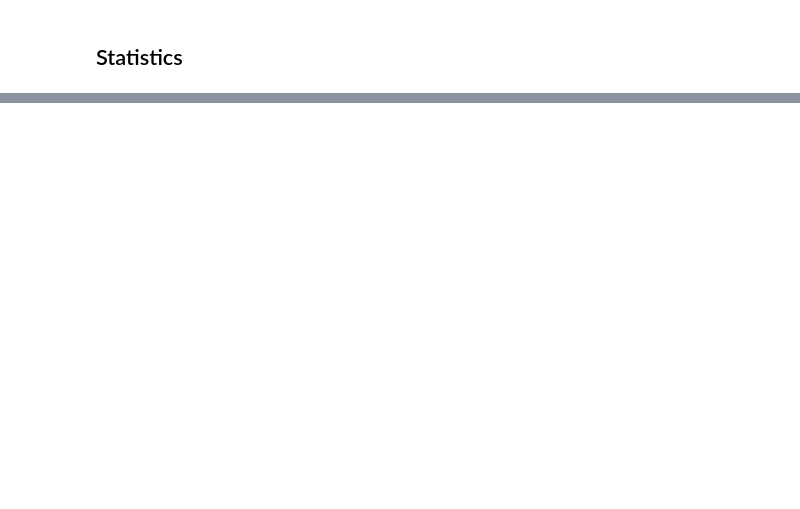
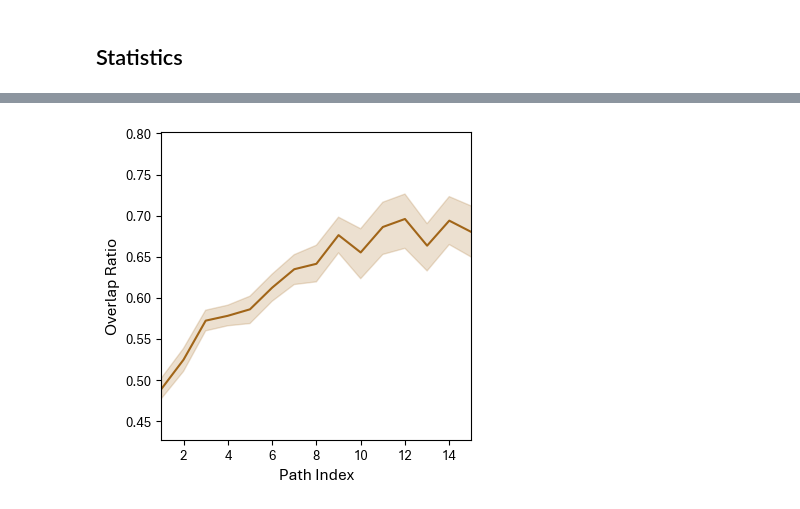
Before and after one commit to rubenros1795/linkage, a Jupyter notebook: 006_chain-actors.ipynb, the cells around one changed output, grey strips where cells are left out. Drawn from its saved outputs; the diff is of its cells as text; code cells hidden in the pictures; blank space fills up the shorter version.

```diff
--- a/006_chain-actors.ipynb
+++ b/006_chain-actors.ipynb
@@ -200,0 +165,38 @@ plt.show()
+# %%
+r = []
+for _ in range(10):
+    tc, g, sizes, paths, metadata = get_tc(networks, size_dicts, overlap_threshold=.45, louvain_res=3,min_chain_len=4,verbose=False)
+    dl = connect_mb(dists, networks, tc)
+    dld = dl[dl.ov > .35].groupby('cid').apply(lambda g:g.mb.tolist()).to_dict()
+    path_mbs = [[dld.get(x) for x in p] for p in paths]
+    results = [
+        {
+            "path_id": cc,
+            "path_ix": c,
+            "path_start": int(paths[cc][0].split('_')[0]),
+            "overlap": overlap_coefficient(set(e), set(p[c-1]))
+        }
+        for cc, p in enumerate(path_mbs)
+        for c, e in enumerate(p) if c != 0
+    ]
+    results = pd.DataFrame(results)
+    results['iter'] = _
+    r.append(results)
+# %%
+## Plot
+f,a = plt.subplots(1,1,figsize=(4,4))
+
+r = pd.concat(r)
+
+sns.lineplot(data=r,x='path_ix',y='overlap',ax=a)
+
+a.set_xlim(1,15)
+# a.set_ylim(.4,.9)
+
+# a.set_title(''.upper(),fontweight='bold',fontsize=15)
+a.set_xlabel('Path Index')
+a.set_ylabel('Overlap Ratio')
+# plt.savefig('figs/path-mb-overlap.png',dpi=400)
+plt.show()
+# %% [output]
+[figure, added]
```
Also changed, not shown: parts of 22 cells of this notebook, 16 other files.
